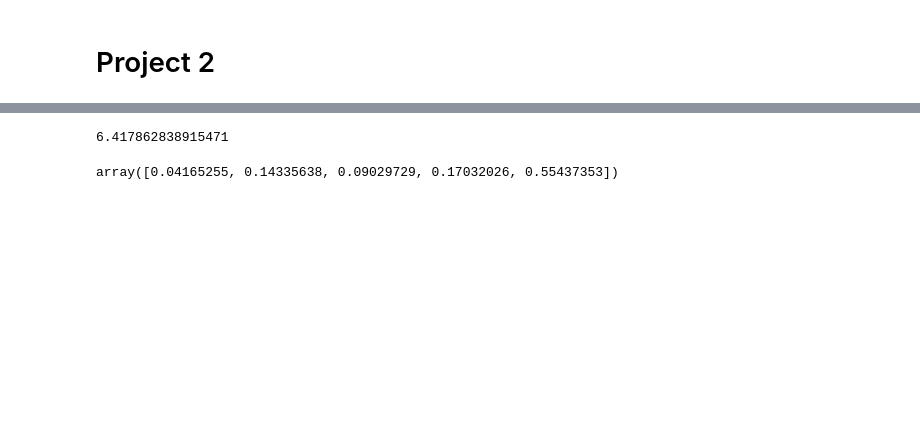
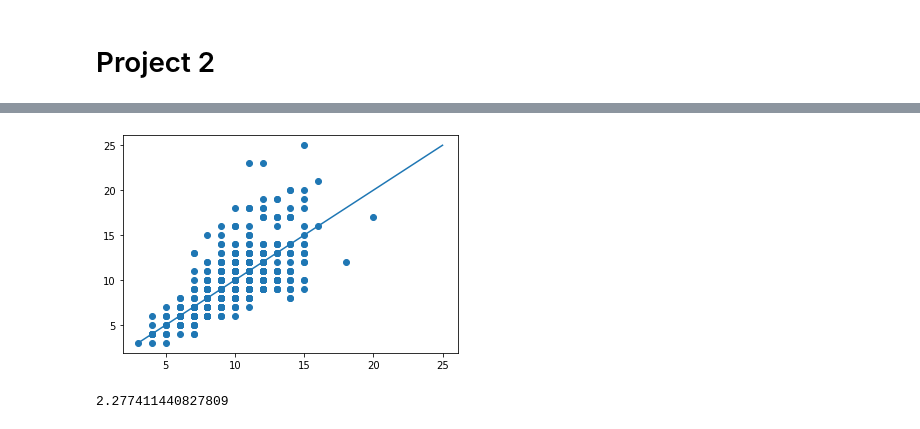
Before and after one commit to Kaiqi-Liang/CITS5508-Labs, a Jupyter notebook: labs/lab04/lab04.ipynb, the cells around one changed output, grey strips where cells are left out. Cells and saved outputs as stored; diff of their text form; code cells hidden in the pictures; blank space fills up the shorter version.

```diff
--- a/labs/lab04/lab04.ipynb
+++ b/labs/lab04/lab04.ipynb
@@ -123,9 +202,12 @@ RandomForestRegressor(n_estimators=500)
+# %%
+from sklearn.feature_selection import SelectFromModel
+selector = SelectFromModel(forest, threshold=0.05, prefit=True)
+X_train = selector.transform(x_train)
+X_test = selector.transform(x_test)
 # %%
-y_pred = rnd.predict(x_test)
-mean_squared_error(y_test, list(map(round, y_pred)))
+forest.fit(X_train, y_train)
+y_pred = forest.predict(X_test)
+rmse_report(y_test, list(map(round, y_pred)))
 # %% [output]
+[figure, added]
-6.417862838915471
+2.277411440827809
-# %%
-rnd.feature_importances_
-# %% [output]
-array([0.04165255, 0.14335638, 0.09029729, 0.17032026, 0.55437353])
```
Also changed, not shown: parts of 29 cells of this notebook.
